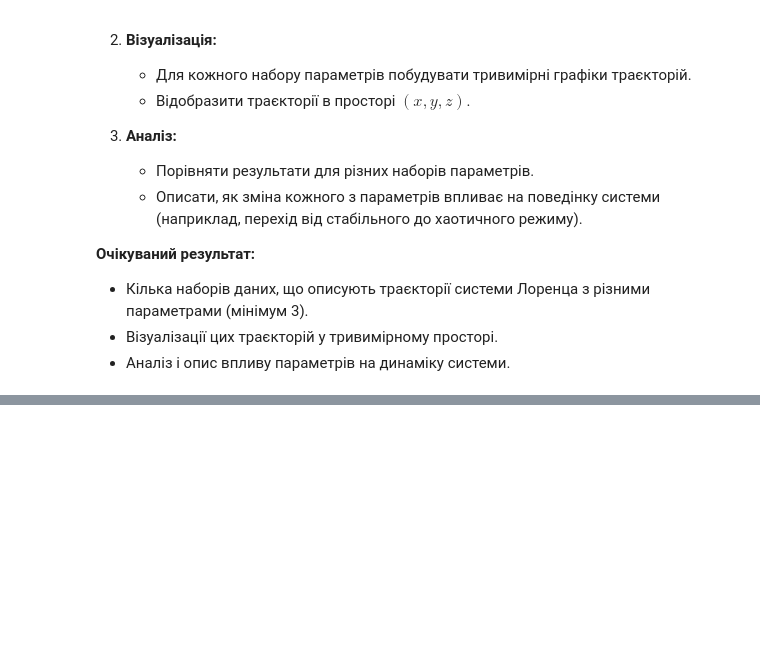
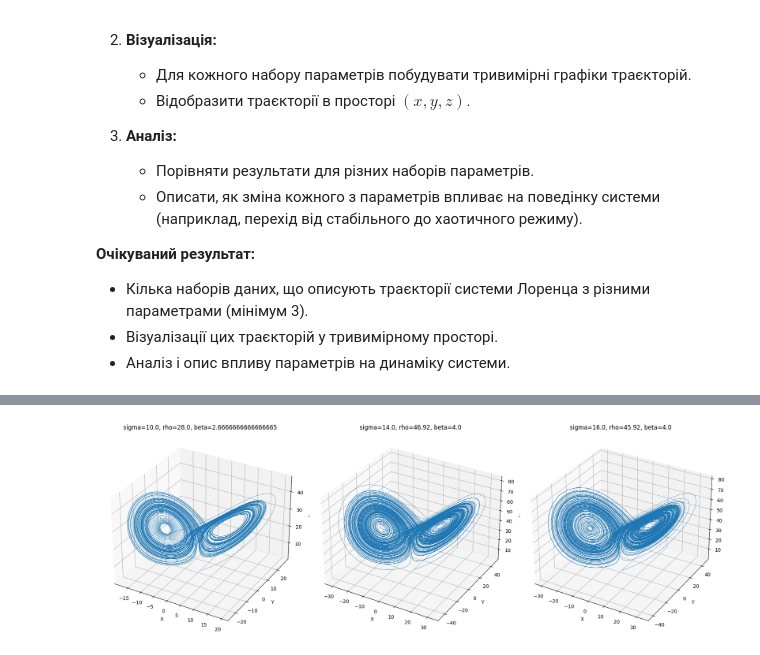
Before and after one commit to Sidoryak-Ostap/basics-of-ai, a Jupyter notebook: data_analytics/lab_2/DM_practice_2_new.ipynb, the cells around one changed output, grey strips where cells are left out. Saved outputs shown, nothing was run; the diff lists cells and outputs as text; code cells hidden in the pictures; blank space fills up the shorter version.

```diff
--- a/data_analytics/lab_2/DM_practice_2_new.ipynb
+++ b/data_analytics/lab_2/DM_practice_2_new.ipynb
@@ -500,0 +542,17 @@ print("I need some more time")
+# %%
+fig = plt.figure(figsize=(18, 6))
+
+for i, data in enumerate(trajectories):
+    ax = fig.add_subplot(1, 3, i + 1, projection='3d')
+    trajectory = data["trajectory"]
+    params = data["params"]
+    ax.plot(trajectory[:, 0], trajectory[:, 1], trajectory[:, 2], lw=0.5)
+    ax.set_title(f"sigma={params['sigma']}, rho={params['rho']}, beta={params['beta']}")
+    ax.set_xlabel("X")
+    ax.set_ylabel("Y")
+    ax.set_zlabel("Z")
+
+plt.tight_layout()
+plt.show()
+# %% [output]
+[figure, added]
```
Also changed, not shown: parts of 12 cells of this notebook, 3 other files.
